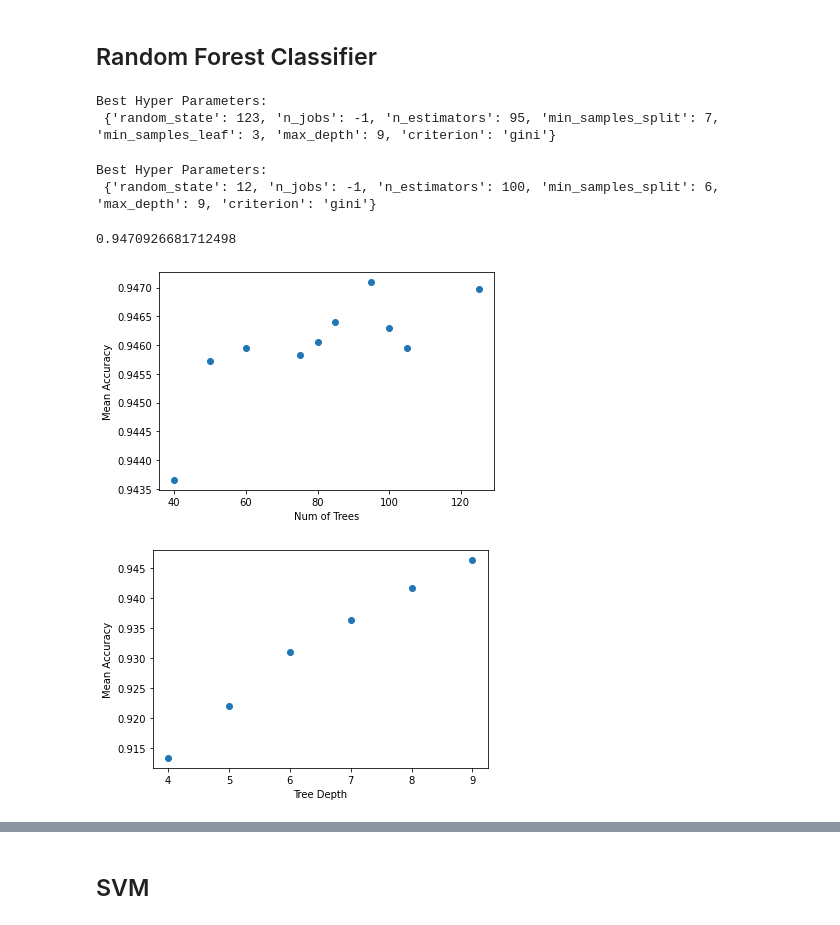
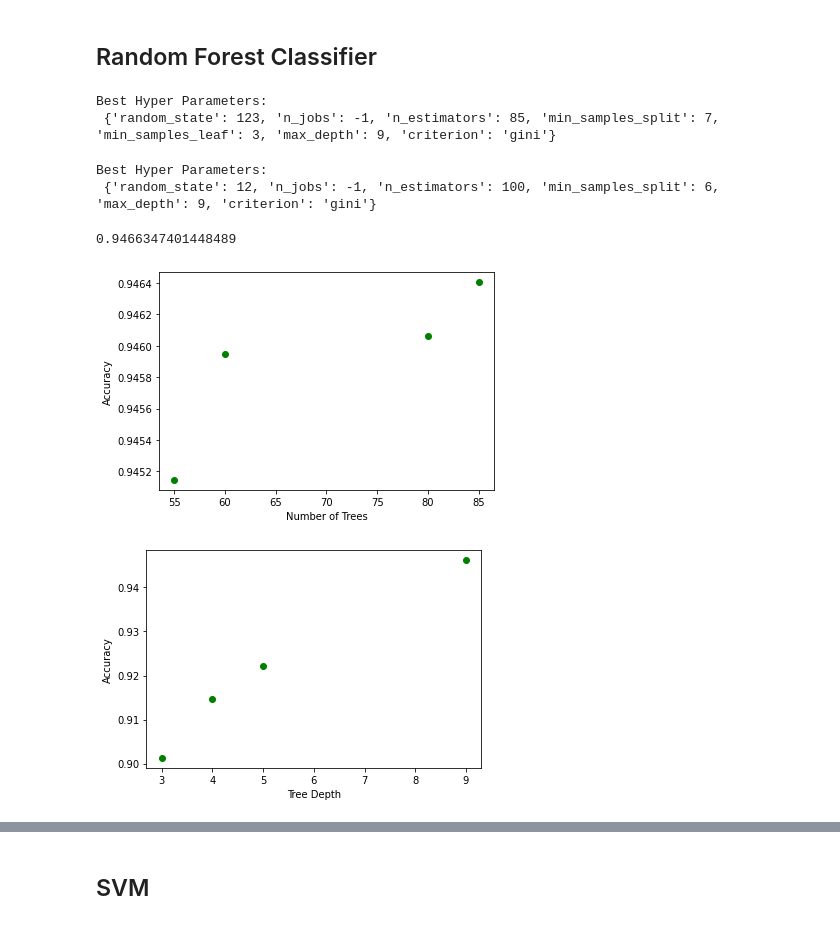
Before and after one commit to ajithpious/Colab-Notebooks, a Jupyter notebook: AI_final.ipynb, the cells around one changed output, grey strips where cells are left out. Cells and saved outputs as stored; diff of their text form; code cells hidden in the pictures.

```diff
--- a/AI_final.ipynb
+++ b/AI_final.ipynb
@@ -356,19 +318,19 @@ from sklearn.model_selection import RandomizedSearchCV
 from sklearn.ensemble import RandomForestClassifier
 rf=RandomForestClassifier()
 params = {'criterion':['gini'],
-          'n_estimators':range(40,140,5),
+          'n_estimators':range(50,100,5),
           'max_depth':range(3,10),
           'min_samples_leaf':[3,4],
           'min_samples_split':[6,7],
           'random_state':[123],
           'n_jobs':[-1]}
 
-model_rf = RandomizedSearchCV(rf, param_distributions=params, n_jobs=-1,cv=10,n_iter=250)
+model_rf = RandomizedSearchCV(rf, param_distributions=params, n_jobs=-1,cv=10,n_iter=150)
 model_rf.fit(xtrain,ytrain)
 print("Best Hyper Parameters:\n",model_rf.best_params_)
 # %% [output]
 Best Hyper Parameters:
- {'random_state': 123, 'n_jobs': -1, 'n_estimators': 95, 'min_samples_split': 7, 'min_samples_leaf': 3, 'max_depth': 9, 'criterion': 'gini'}
+ {'random_state': 123, 'n_jobs': -1, 'n_estimators': 85, 'min_samples_split': 7, 'min_samples_leaf': 3, 'max_depth': 9, 'criterion': 'gini'}
 # %%
 # Finding the optimum value of Max-Depth
 from sklearn.model_selection import RandomizedSearchCV
@@ -390,26 +352,26 @@ Best Hyper Parameters:
 # %%
 model_rf.best_score_
 # %% [output]
-0.9470926681712498
+0.9466347401448489
 # %%
 mean_test_score=model_rf.cv_results_['mean_test_score'][:-1]
 params=model_rf.cv_results_['params']
 n_estimators=[x['n_estimators'] if(x['min_samples_split']==7 and x['max_depth']==9 and x['min_samples_leaf']==3) else np.nan for x in params]
 n_estimators
-plt.scatter(n_estimators[:-1],mean_test_score)
-plt.xlabel("Num of Trees")
-plt.ylabel("Mean Accuracy")
+plt.scatter(n_estimators[:-1],mean_test_score,color='green')
+plt.xlabel("Number of Trees")
+plt.ylabel("Accuracy")
 plt.show()
 # %% [output]
-[figure, old version]
+[figure, new version]
 # %%
 mean_test_score1=model_rf.cv_results_['mean_test_score']
 params1=model_rf.cv_results_['params']
-max_depth=[x['max_depth'] if(x['min_samples_split']==7 and x['n_estimators']==100 and x['min_samples_leaf']==3) else np.nan for x in params1]
+max_depth=[x['max_depth'] if(x['min_samples_split']==6 and x['n_estimators']==85 and x['min_samples_leaf']==3) else np.nan for x in params1]
 
-plt.scatter(max_depth,mean_test_score1)
+plt.scatter(max_depth,mean_test_score1,color='green')
 plt.xlabel("Tree Depth")
-plt.ylabel("Mean Accuracy")
+plt.ylabel("Accuracy")
 plt.show()
 # %% [output]
-[figure, old version]
+[figure, new version]
```
Also changed, not shown: parts of 34 cells of this notebook.
